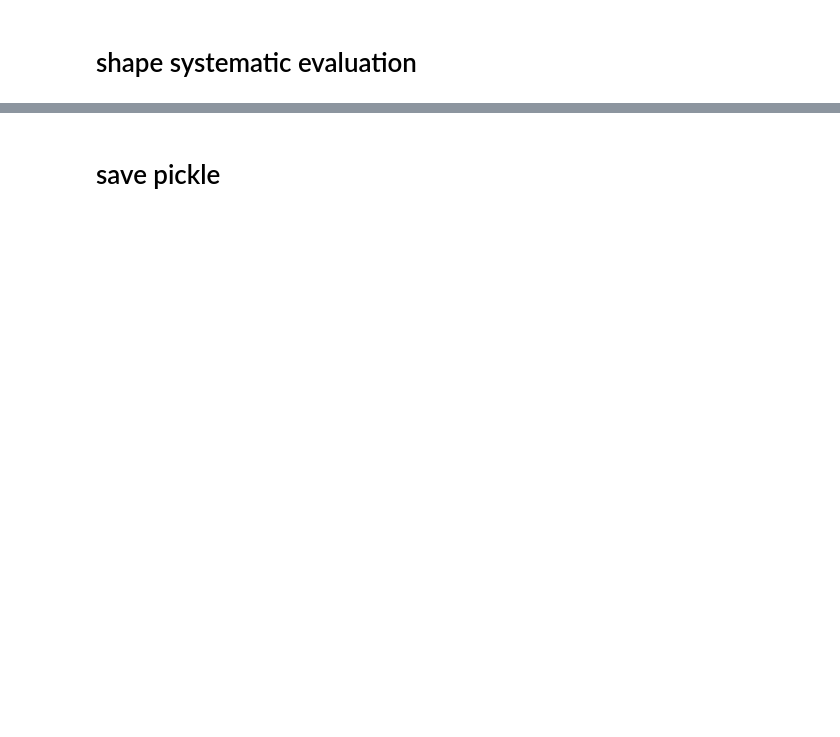
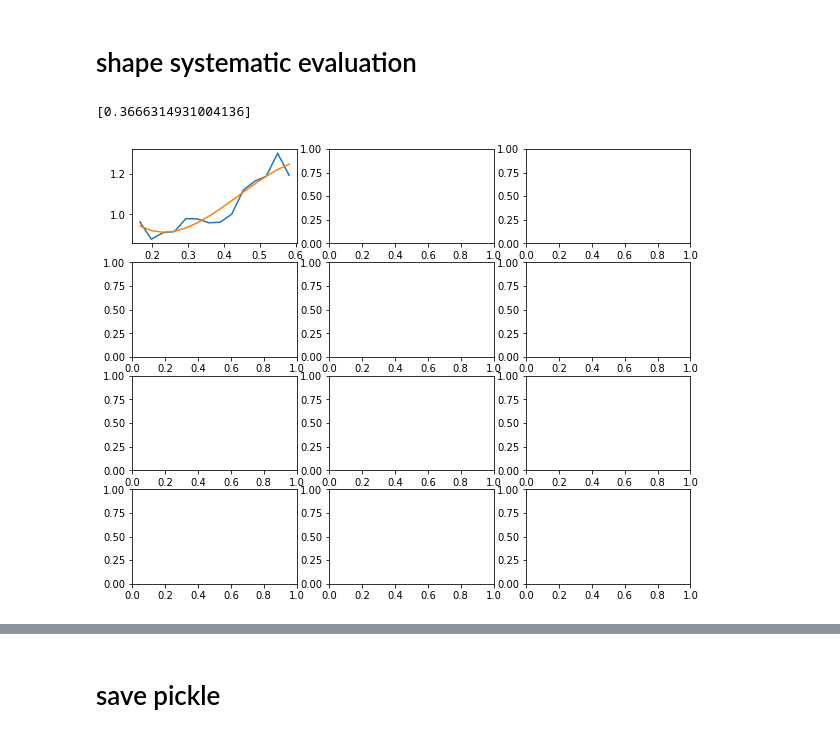
Before and after one commit to mgatti29/CORE, a Jupyter notebook: Compute_systematics.ipynb, the cells around one changed output, grey strips where cells are left out. Cells and saved outputs as stored; diff of their text form; code cells hidden in the pictures; blank space fills up the shorter version.

```diff
--- a/Compute_systematics.ipynb
+++ b/Compute_systematics.ipynb
@@ -500,6 +204,7 @@ for run_i, run in enumerate([save_all_eboss['runs'][0]]):#,save_all['runs'][2]])
         _,_,mm = plota1(ax,data_vect['Nz'],lab=r'N$_{\rm WZ}$ + w$_{\rm DM}$ + b$_{\rm r}$ + b$_{\rm wl}$ corr.',cl='forestgreen', i=i,tht = tht,bias = bias*bias_wl,th_correction=th_correction1,normed=nnr,zmax_norm=zmax_norm,zmin_norm=zmin_norm,z_ref=z_ref,sigma=sigma,z_reft=z_reft)
         mute_dict['w_br_bl'] = mm
         mute_dict['bias_wl'] = bias_wl[mute_dict['w_br']['mask'],0]
+        mute_dict['bias_wl_full'] = bias_wl[:,0]
 
 
         # magnification run! **************************
@@ -712,3 +725,7 @@ method:   -0.017 +- 0.006    0.003 +- 0.006    0.010 +- 0.007
 b_wl_syst:   0.005             0.005             -0.002
 total:       0.018 +- 0.006    0.006 +- 0.006    0.010 +- 0.007
 [0.01203896 0.01031442 0.00672796]
+# %%
+params = polyfit_with_fixed_points(order,x[maska], y[maska],  [mean_true],([1]))
+
+params
@@ -723,27 +1201,15 @@ order = 3
 
 # add flat prior for alpha and beta option ************************
 
-
-def yfit(xx,mute,order):
-    if order ==5:
-        y_fit_mean =1.+mute[-2]*xx+mute[-3]*xx**2+mute[-4]*xx**3 +mute[-5]*xx**4 +mute[-6]*xx**5
-
-
-    if order ==3:
-
-        y_fit_mean = 1.+mute[-2]*xx+mute[-3]*xx**2+mute[-4]*xx**3
-
-    if order ==2:
-        y_fit_mean = 1.+mute[-2]*xx+mute[-3]*xx**2#+mute[-4]*xx**3
-    if order ==1:
-        y_fit_mean = 1.+mute[-2]*xx#+mute[-3]*xx**2+mute[-4]*xx**3
-    return y_fit_mean
+coeff = dict()
 
 
 
 final_wz = dict()
-for i in range(3):
+for i in range(1):
 
+    '''################################ METHOD SYSTEMATIC ################################'''
+    mute_coeff = dict()
     x =systematics[0][i]['w_br_bl']['z_ref'][systematics[0][i]['w_br_bl']['mask']]
     dx = systematics[0][i]['w_br_bl']['dz']
     dx_n = systematics[0][i]['w_br_bl']['dz_n']
@@ -759,12 +1225,31 @@ for i in range(3):
     except:
         pass
 
-    dy=systematics[0][i]['w_br_bl']['truth']/systematics[0][i]['w_br_bl']['final']
+    dy=(systematics[0][i]['w_br_bl']['truth']/systematics[0][i]['w_br_bl']['final'])
+    params = polyfit_with_fixed_points(order, x,dy,  [(x-dx)[0]],([1]))
+    poly = np.polynomial.Polynomial(params)
+    ax[0,i].plot(x,dy)
+    yf = poly(x)
+    ax[0,i].plot(x,yf)
 
 
 
-    mute = polyfit_with_fixed_points(order, dx,dy,  [(x-dx)[0]],([1]))[::-1]
 
+
+    mute_coeff['method_syst'] = mute
+
+    # additive *********
+    dya=(systematics[0][i]['w_br_bl']['truth']-systematics[0][i]['w_br_bl']['final'])/np.sqrt(np.max(systematics[0][i]['w_br_bl']['truth']**2))
+    mutea = polyfit_with_fixed_points(order, dx,dya,  [(x-dx)[0]],([1]))[::-1]
+    mute_coeff['method_syst_additive'] = mutea
+
+
+    # additive *********
+    dya=(systematics[0][i]['w_br_bl']['truth_full']-systematics[0][i]['w_br_bl']['final_full'])/np.sqrt(np.max(systematics[0][i]['w_br_bl']['truth_full']**2))
+    mutea = polyfit_with_fixed_points(order, dx_n[dya==dya] ,dya[dya==dya],  [(x-dx)[0]],([1]))[::-1]
+    mute_coeff['method_syst_additive_full'] = mutea
+
+    '''################################ RMG SYST ################################'''
     cov_syst = np.zeros((len(mute),len(mute)))
     for j in range(len(mute)):
         cov_syst[j,j] = mute[j]**2
@@ -779,10 +1264,9 @@ for i in range(3):
         except:
             pass
 
-    ax[0,i].plot(x,dy)
-    yf = yfit(dx,mute,order)
 
-    ax[0,i].plot(x,yf)
+
+
     try:
         yf_eboss = yfit(dx_eboss,mute,order)
         #ax[0,i].plot(x_eboss,yf_eboss)
@@ -798,6 +1282,7 @@ for i in range(3):
     dy= systematics[0][i]['bias_wl']
     dx = systematics[0][i]['w_br_bl']['dz']
     mute1 = np.polyfit(dx,dy,order)
+    mute_coeff['bias_syst'] = mute1
     ax[1,i].plot(x,dy)
     yf = yfit(dx,mute1,order)
     ax[1,i].plot(x,yf)
@@ -820,6 +1305,19 @@ for i in range(3):
     dy=systematics[0][i]['w_br']['final']/systematics[1][i]['w_br']['final']
     dx = systematics[0][i]['w_br_bl']['dz']
     mute2 = np.polyfit(dx,dy,order)
+    mute_coeff['rmg_syst'] = mute2
+
+
+    # additive *********
+    dya=(systematics[0][i]['w_br']['final']-systematics[1][i]['w_br']['final'])/np.sqrt(np.max(systematics[1][i]['w_br']['final']**2))
+    mutea = polyfit_with_fixed_points(order, dx,dya,  [(x-dx)[0]],([1]))[::-1]
+    mute_coeff['rmg_syst_additive'] = mutea
+
+    dya=(systematics[0][i]['w_br']['final_full']-systematics[1][i]['w_br']['final_full'])/np.sqrt(np.max(systematics[1][i]['w_br']['final']**2))
+
+    mutea = polyfit_with_fixed_points(order, dx_n[dya==dya] ,dya[dya==dya],  [(x-dx)[0]],([1]))[::-1]
+    mute_coeff['rmg_syst_additive_full'] = mutea
+
     ax[2,i].plot(x,dy)
     yf = yfit(dx,mute2,order)
     ax[2,i].plot(x,yf)
@@ -837,31 +1335,34 @@ for i in range(3):
     yfs2 = copy.copy(yfs)
     for k in range(1000):
         yfs[:,k] = yfs[:,k]*systematics[1][i]['w_br']['final']/np.trapz(yfs[:,k]*systematics[1][i]['w_br']['final'],dx)
         yfs_eboss[:,k] = yfs_eboss[:,k]*systematics_eboss[0][i]['w_br']['final']/np.trapz(yfs_eboss[:,k]*systematics_eboss[0][i]['w_br']['final'],dx_eboss)
 
         #except:
         #    pass
     cov = covariance_jck(yfs,1000,'bootstrap')
     cov_eboss = covariance_jck(yfs_eboss,1000,'bootstrap')
     ax[3,i].errorbar(x,systematics[1][i]['w_br']['final'], cov['err'])
     ax[3,i].errorbar(x_eboss,systematics_eboss[0][i]['w_br']['final'], cov_eboss['err'])
     ax[3,i].plot(x_eboss,systematics_eboss[0][i]['w_br']['truth'])
     ax[3,i].plot(x,systematics[1][i]['w_br']['truth'])
-
+    coeff[i] = mute_coeff
     final_wz[i] = {'z':x,
                    'z_eboss':x_eboss,
                    'mask':systematics[1][i]['w_br']['mask'],
                    'mask_eboss':systematics_eboss[0][i]['w_br']['mask'],
                    'y':systematics[1][i]['w_br']['final'],
                    'y_eboss':systematics_eboss[0][i]['w_br']['final'],
                    'y_cov':covariance_jck(systematics[0][i]['w_br']['final_jck'],n_jck,"jackknife"),
                    'y_eboss_cov':covariance_jck(systematics_eboss[0][i]['w_br']['final_jck'],n_jck,"jackknife"),
                    't':systematics[1][i]['w_br']['truth'],
                    't_eboss':systematics_eboss[0][i]['w_br']['truth'],
                    'cov':cov,
                    'cov_eboss':cov_eboss,
                    'rel':yfs,
                    'rel_eboss':yfs_eboss,
                     'yfs_eboss_n':yfs_eboss_n,
                     "yfs_n":yfs_n,"yfs_n2":yfs2
                   }
+# %% [output]
+[0.3666314931004136]
+[figure, added]
```
Also changed, not shown: parts of 16 cells of this notebook.
